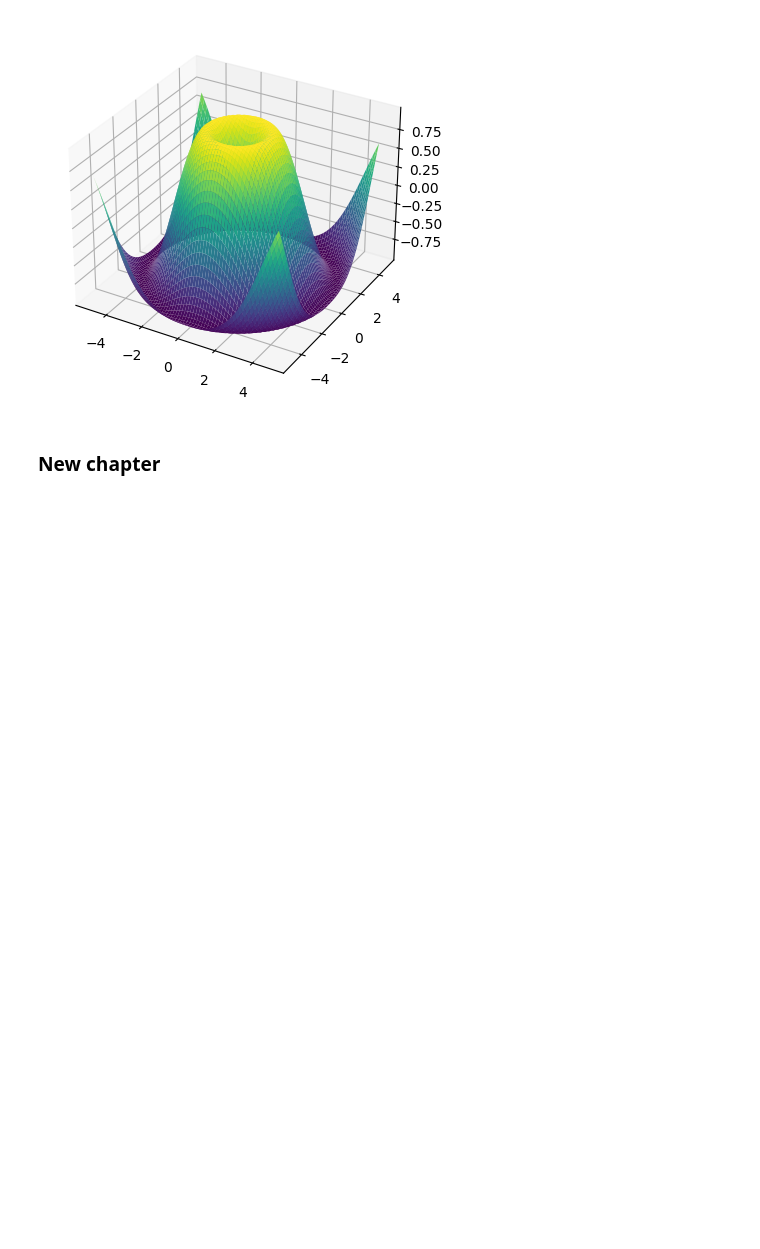
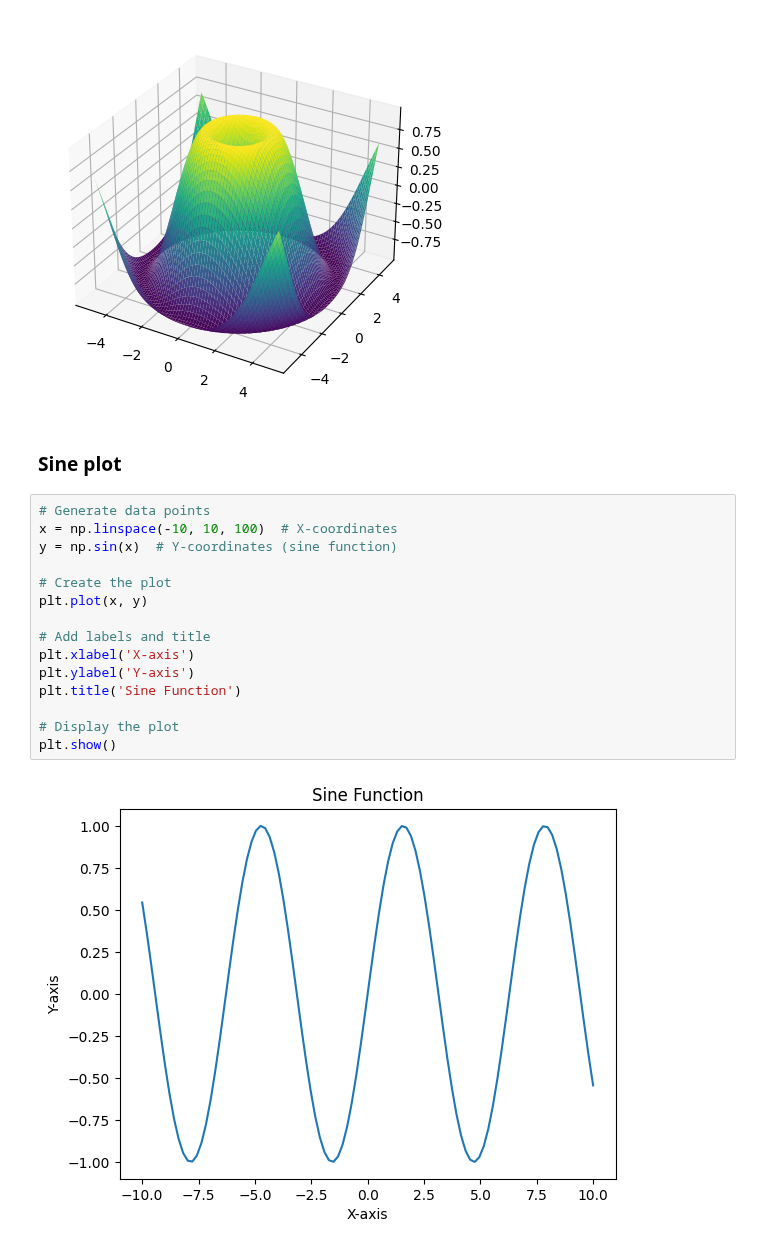
Before and after one commit to dbasdanis/python_practice, a Jupyter notebook: numpy/numpy.ipynb, the cells around one changed output. Cells and saved outputs as stored; diff of their text form; blank space fills up the shorter version.

Commit message:
feat(numpy): add sine plot

```diff
--- a/numpy/numpy.ipynb
+++ b/numpy/numpy.ipynb
@@ -49,5 +49,22 @@ ax.plot_surface(X,Y,Z,rstride=1, cstride=1,cmap='viridis')
 # %% [output]
 <mpl_toolkits.mplot3d.art3d.Poly3DCollection at 0x...>
 [figure]
-# %% [markdown]
-### New chapter
+# %% [markdown]
+### Sine plot
+# %%
+# Generate data points
+x = np.linspace(-10, 10, 100)  # X-coordinates
+y = np.sin(x)  # Y-coordinates (sine function)
+
+# Create the plot
+plt.plot(x, y)
+
+# Add labels and title
+plt.xlabel('X-axis')
+plt.ylabel('Y-axis')
+plt.title('Sine Function')
+
+# Display the plot
+plt.show()
+# %% [output]
+[figure, added]
```
